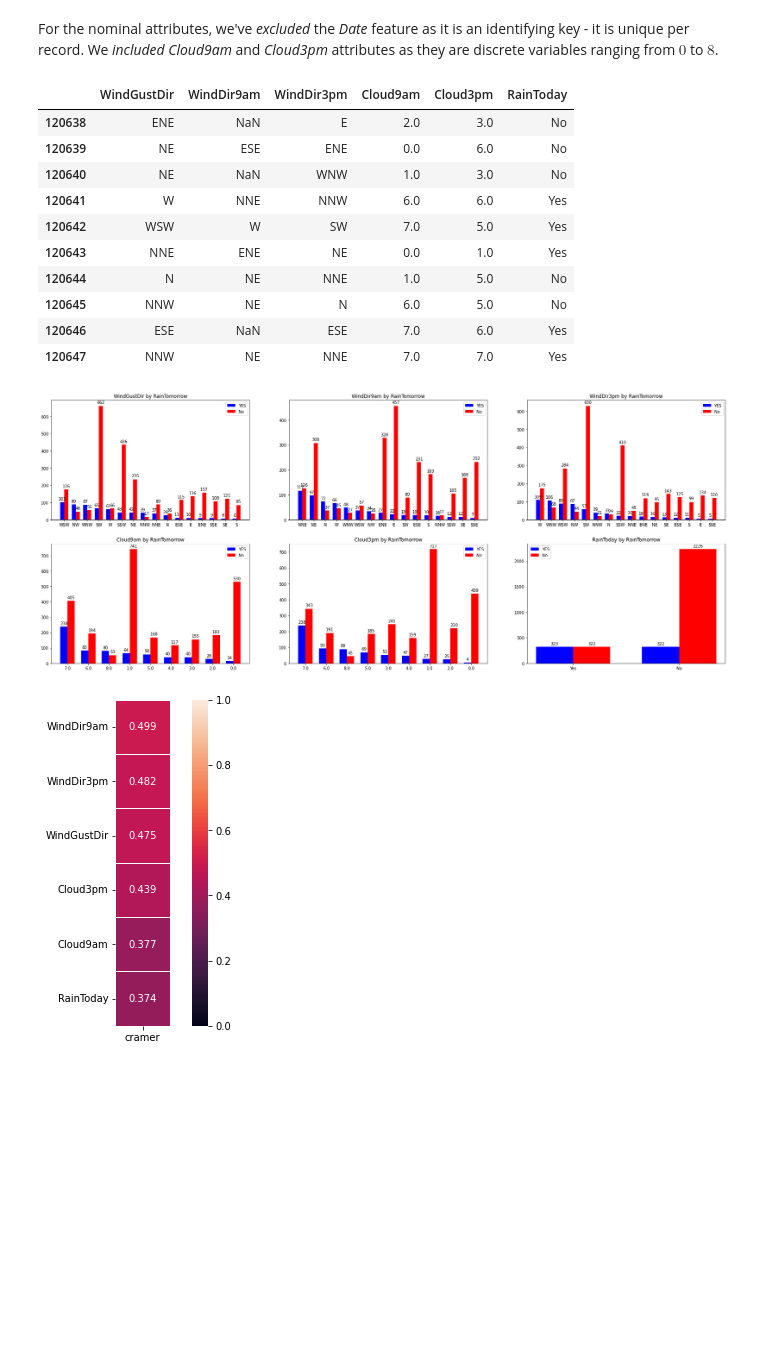
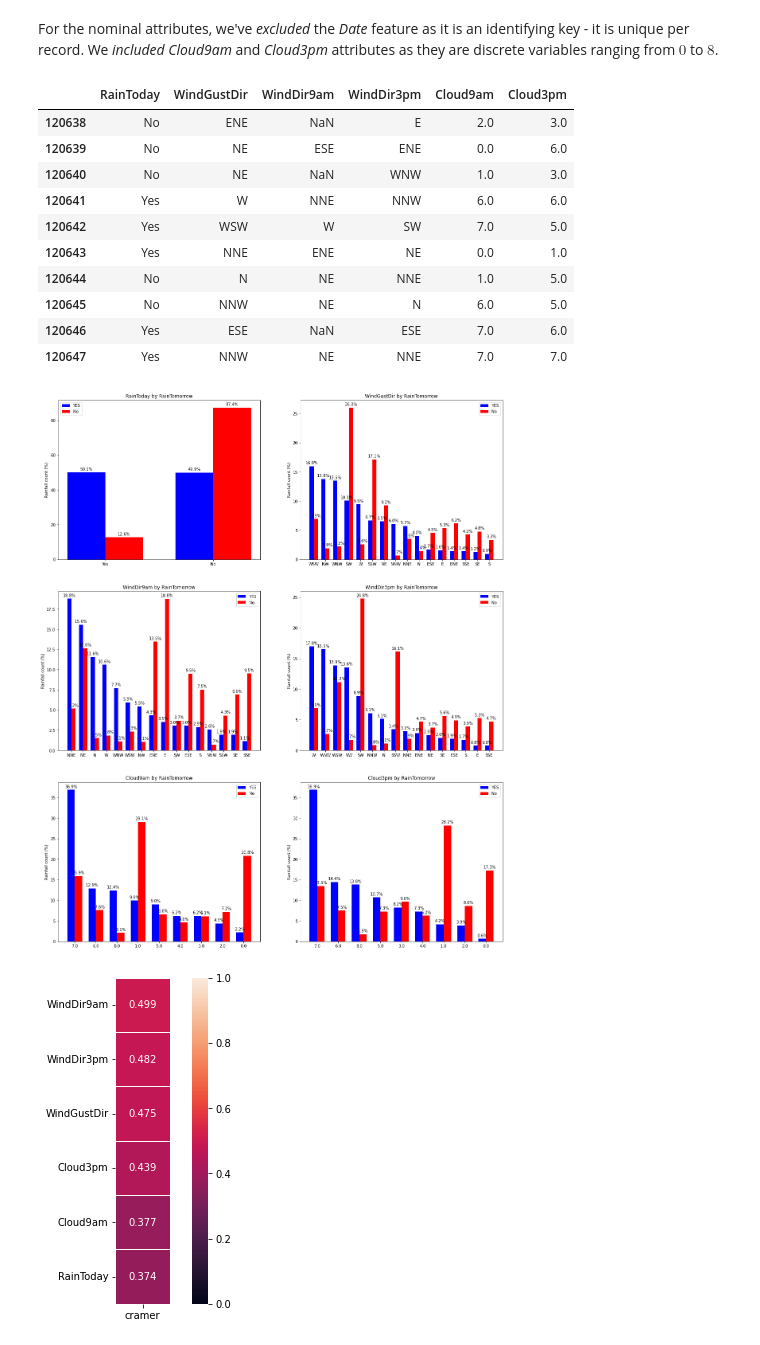
Before and after one commit to poolGolez/project-roosevelt, a Jupyter notebook: will-it-rain-in-perth.ipynb, the cells around one changed output. Drawn from its saved outputs; the diff is of its cells as text; code cells hidden in the pictures; blank space fills up the shorter version.

Commit message:
Normalize bar plots for nominal features

```diff
--- a/will-it-rain-in-perth.ipynb
+++ b/will-it-rain-in-perth.ipynb
@@ -1397,60 +1397,65 @@ Below is the analysis to determine if any of the nominal features have an impact
 For the nominal attributes, we've *excluded* the *Date* feature as it is an identifying key - it is unique per record. We *included* *Cloud9am* and *Cloud3pm* attributes as they are discrete variables ranging from $0$ to $8$.
 # %%
 nom_df = df[[
+    'RainToday',
     'WindGustDir',
     'WindDir9am',
     'WindDir3pm',
     'Cloud9am',
     'Cloud3pm',
-    'RainToday',
 ]]
 
 nom_df.head(10)
 # %% [output]
-|  | WindGustDir | WindDir9am | WindDir3pm | Cloud9am | Cloud3pm | RainToday |
-| 120638 | ENE | NaN | E | 2.0 | 3.0 | No |
-| 120639 | NE | ESE | ENE | 0.0 | 6.0 | No |
-| 120640 | NE | NaN | WNW | 1.0 | 3.0 | No |
-| 120641 | W | NNE | NNW | 6.0 | 6.0 | Yes |
-| 120642 | WSW | W | SW | 7.0 | 5.0 | Yes |
-| 120643 | NNE | ENE | NE | 0.0 | 1.0 | Yes |
-| 120644 | N | NE | NNE | 1.0 | 5.0 | No |
-| 120645 | NNW | NE | N | 6.0 | 5.0 | No |
-| 120646 | ESE | NaN | ESE | 7.0 | 6.0 | Yes |
-| 120647 | NNW | NE | NNE | 7.0 | 7.0 | Yes |
+|  | RainToday | WindGustDir | WindDir9am | WindDir3pm | Cloud9am | Cloud3pm |
+| 120638 | No | ENE | NaN | E | 2.0 | 3.0 |
+| 120639 | No | NE | ESE | ENE | 0.0 | 6.0 |
+| 120640 | No | NE | NaN | WNW | 1.0 | 3.0 |
+| 120641 | Yes | W | NNE | NNW | 6.0 | 6.0 |
+| 120642 | Yes | WSW | W | SW | 7.0 | 5.0 |
+| 120643 | Yes | NNE | ENE | NE | 0.0 | 1.0 |
+| 120644 | No | N | NE | NNE | 1.0 | 5.0 |
+| 120645 | No | NNW | NE | N | 6.0 | 5.0 |
+| 120646 | Yes | ESE | NaN | ESE | 7.0 | 6.0 |
+| 120647 | Yes | NNW | NE | NNE | 7.0 | 7.0 |
 # %%
 def combined_bar_plot(ax, df, col, target):
     unique_values = df[col].dropna().unique()
     X = np.arange(len(unique_values))
 
     yes_target_df = df[df['RainTomorrow'] == 'Yes'][col]
     yes_target_df_count = pd.DataFrame(yes_target_df.value_counts())
     yes_target_df_count.rename(columns={col: 'Yes'}, inplace=True)
 
     no_target_df = df[df['RainTomorrow'] == 'No'][col]
     no_target_df_count = pd.DataFrame(no_target_df.value_counts())
     no_target_df_count.rename(columns={col: 'No'}, inplace=True)
 
     target_df_count = yes_target_df_count.join(no_target_df_count)
+    # normalize to percentages
+    target_df_count['Yes_perc'] = target_df_count['Yes'] / target_df_count['Yes'].sum() * 100
+    target_df_count['No_perc'] = target_df_count['No'] / target_df_count['No'].sum() * 100
 
-    yes_rects = ax.bar(X, target_df_count['Yes'], width=0.35, label='YES', color='blue')
-    ax.bar_label(yes_rects, padding=3)
-    no_rects = ax.bar(X+0.35, target_df_count['No'], width=0.35, label='No', color='red')
-    ax.bar_label(no_rects, padding=3)
+    yes_rects = ax.bar(X, target_df_count['Yes_perc'], width=0.35, label='YES', color='blue')
+    ax.bar_label(yes_rects, padding=3, fmt="%.1f%%")
+    no_rects = ax.bar(X+0.35, target_df_count['No_perc'], width=0.35, label='No', color='red')
+    ax.bar_label(no_rects, padding=3, fmt="%.1f%%")
 
     ax.set_xticks(X + .175, target_df_count.index)
     ax.set_title(f"{col} by RainTomorrow")
+    ax.set_ylabel("Rainfall count (%)")
     ax.legend()
 
-col_count = 3
-fig, ax = plt.subplots(2, col_count, figsize=(30, 12))
+col_count = 2
+row_count = len(nom_df.columns) // col_count
+fig, ax = plt.subplots(row_count, col_count, figsize=(20, 25))
 for idx, column in enumerate(nom_df.columns):
     row_idx = idx // col_count
     col_idx = idx % col_count
     combined_bar_plot(ax[row_idx, col_idx], df, column, 'RainTomorrow')
 plt.show()
 # %% [output]
-[figure, old version]
+[figure, new version]
 # %%
 from scipy.stats.contingency import association
 
```
